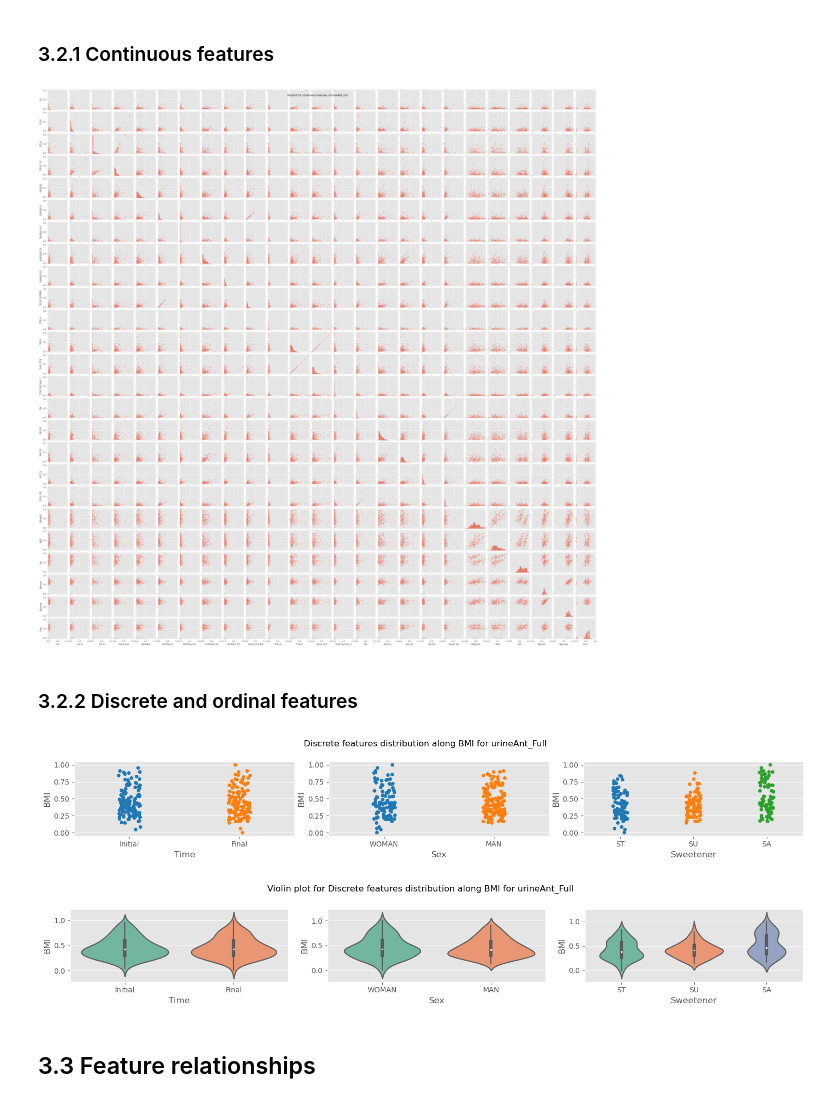
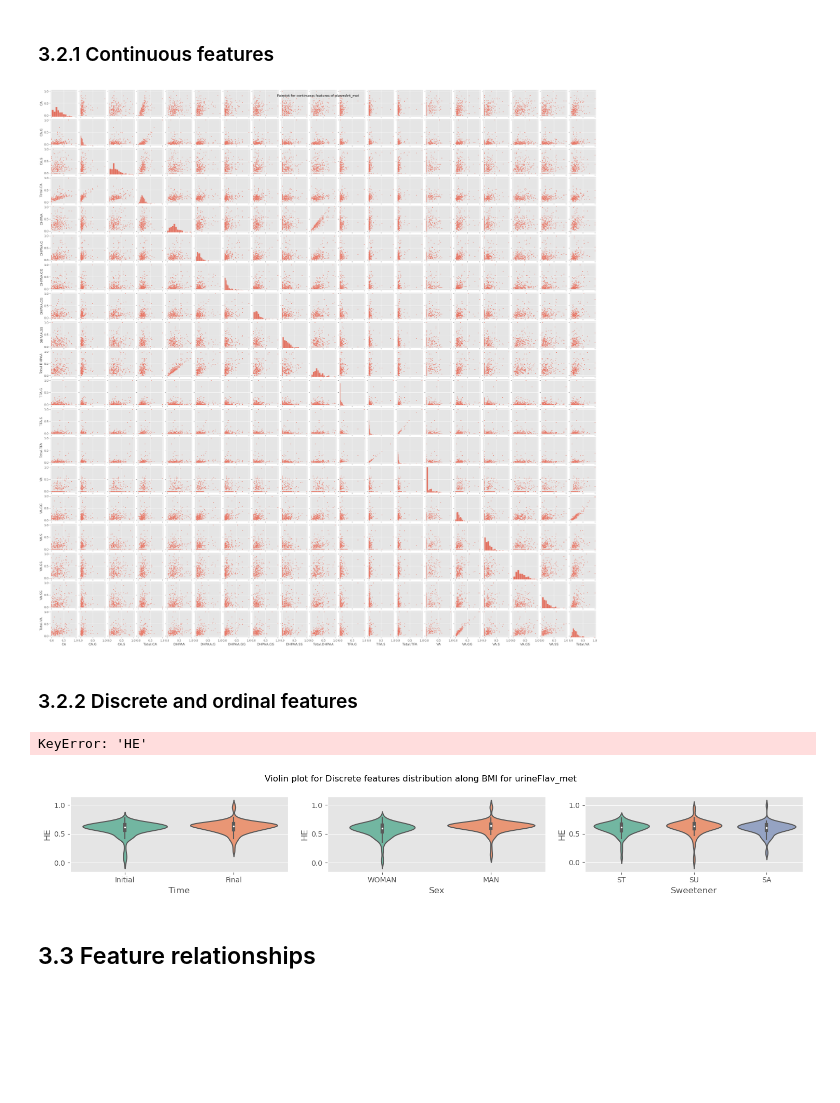
Before and after one commit to dhprieto/thirdArt, a Jupyter notebook: EDA2.ipynb, the cells around one changed output. Drawn from its saved outputs; the diff is of its cells as text; code cells hidden in the pictures; blank space fills up the shorter version.

```diff
--- a/EDA2.ipynb
+++ b/EDA2.ipynb
@@ -85,8 +85,9 @@ def encodingSplitting(df):
 # %% [markdown]
 # Dataset reading
 # %%
-df1_anthro, df1_anthro_name = scaling(fullRead("data/urineAnt_ord.csv",  sep = ",", anthro= True)[0]), fullRead("data/urineAnt_ord.csv",  sep = ",", anthro= True)[1] + "_Full"
-df1_metab, df1_metab_name = scaling(fullRead("data/urineAnt_ord.csv",  sep = ",", anthro= False)[0]), fullRead("data/urineAnt_ord.csv",  sep = ",", anthro= False)[1] + "_met"
+#df1_anthro, df1_anthro_name = scaling(fullRead("data/urineAnt_ord.csv",  sep = ",", anthro= True)[0]), fullRead("data/urineAnt_ord.csv",  sep = ",", anthro= True)[1] + "_Full"
+#df1_metab, df1_metab_name = scaling(fullRead("data/urineAnt_ord.csv",  sep = ",", anthro= False)[0]), fullRead("data/urineAnt_ord.csv",  sep = ",", anthro= False)[1] + "_met"
+df1_anthro, df1_anthro_name = scaling(fullRead("data/plasmAnt_ord.csv",  sep = ",", anthro= False)[0]), fullRead("data/plasmAnt_ord.csv",  sep = ",", anthro= True)[1] + "_met"
 # %% [markdown]
 # 1. Structure investigation
 # %%
@@ -193,7 +196,7 @@ def contPatterns(df_scal, df_scal_name):
 
 contPatterns(df1_anthro, df1_anthro_name)
 # %% [output]
-[figure, old version]
+[figure, new version]
 # %% [markdown]
 ### 3.2.2 Discrete and ordinal features
 # %%
@@ -205,7 +208,7 @@ def discPatterns(df, df_name):
     n_elements = len(df_discrete.columns)
     n_rows = np.ceil(n_elements / n_cols).astype("int")
 
-    y_value = df["BMI"]
+    y_value = df["HE"]
 
     fig, axes = plt.subplots(ncols=n_cols, nrows=n_rows, figsize=(15, n_rows * 2.5))
 
@@ -219,31 +222,31 @@ def discPatterns(df, df_name):
 
 discPatterns(df1_anthro, df1_anthro_name)
 # %% [output]
-[figure, removed]
+KeyError: 'HE'
 # %%
 def discPatternsViolin(df, df_name):
     cols_continuous = df.select_dtypes(include="number").nunique() >= 25
     df_discrete = df[["Time", "Sex", "Sweetener"]]
 
     n_cols = 3
     n_elements = len(df_discrete.columns)
     n_rows = np.ceil(n_elements / n_cols).astype("int")
 
-    y_value = df["BMI"]
+    y_value = df["HE"]
 
     fig, axes = plt.subplots(ncols=n_cols, nrows=n_rows, figsize=(15, n_rows * 2.5))
 
 
     # Loop through these features and plot entries from each feature against `Latitude`
     for col, ax in zip(df_discrete.columns, axes.ravel()):
         sns.violinplot(data=df, x=col, y=y_value, palette="Set2",
                     split=True, ax=ax)
     plt.suptitle("Violin plot for Discrete features distribution along BMI for " + df_name)
     plt.tight_layout()
 
 discPatternsViolin(df1_anthro, df1_anthro_name)
 # %% [output]
-[figure, old version]
+[figure, new version]
 # %% [markdown]
 ## 3.3 Feature relationships
 # %%
```
Also changed, not shown: parts of 6 cells of this notebook, 8 other files.
